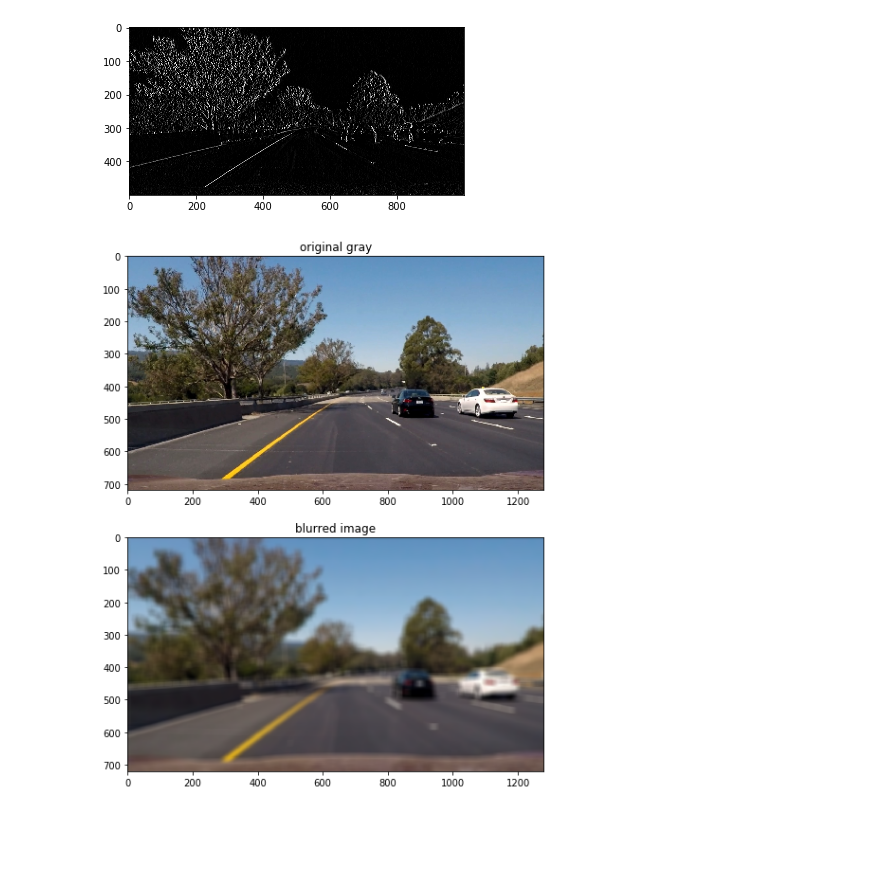
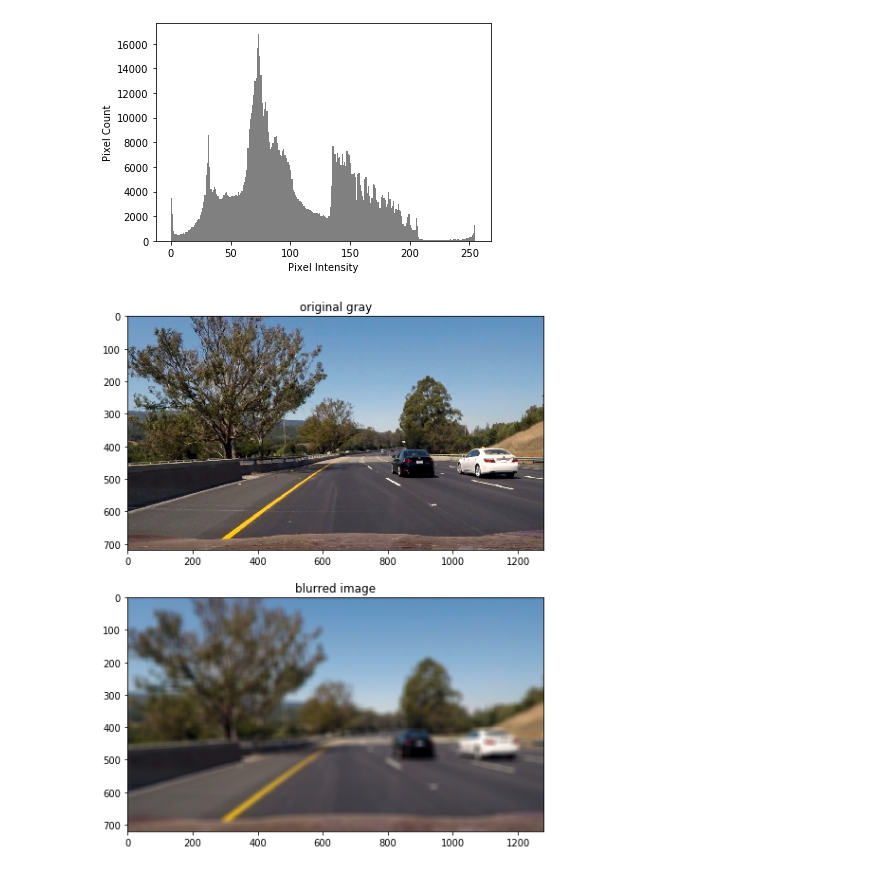
Before and after one commit to Defcon27/Image-Search-using-Parallel-Computing, a Jupyter notebook: ImageHistVisualizations.ipynb, the cells around one changed output. Drawn from its saved outputs; the diff is of its cells as text; code cells hidden in the pictures; blank space fills up the shorter version.

Commit message:
Added Image Histograms

```diff
--- a/Filters.ipynb
+++ b/ImageHistVisualizations.ipynb
@@ -26,19 +6,12 @@ Time : 0.35330319999999915
-# %%
-from ConvolutionalFilters import ConvolutionFilter
-
-image = cv2.imread("Image_Database/road.jpg")
-image = cv2.cvtColor(image,cv2.COLOR_BGR2RGB)
-# image = cv2.cvtColor(image,cv2.COLOR_BGR2GRAY)
-image = image = cv2.resize(image, (1000,500))
-
-filters = ConvolutionFilter(image)
-fil = filters.applySobelX()
-
-# plt.figure(figsize = (12,6))
-plt.imshow(fil, cmap="gray")
-plt.show()
-# %% [output]
-[figure, removed]
+# %%
+image = cv2.imread("Image_Database/road.jpg")
+image = cv2.cvtColor(image,cv2.COLOR_BGR2GRAY)
+plt.hist(image.ravel(), bins=255, color="gray")
+plt.xlabel("Pixel Intensity")
+plt.ylabel("Pixel Count")
+plt.show()
+# %% [output]
+[figure, added]
 # %%
 image = cv2.imread("Image_Database/road.jpg")
 image = cv2.cvtColor(image,cv2.COLOR_BGR2RGB)
```
Also changed, not shown: parts of 4 cells of this notebook, 1 other file.
